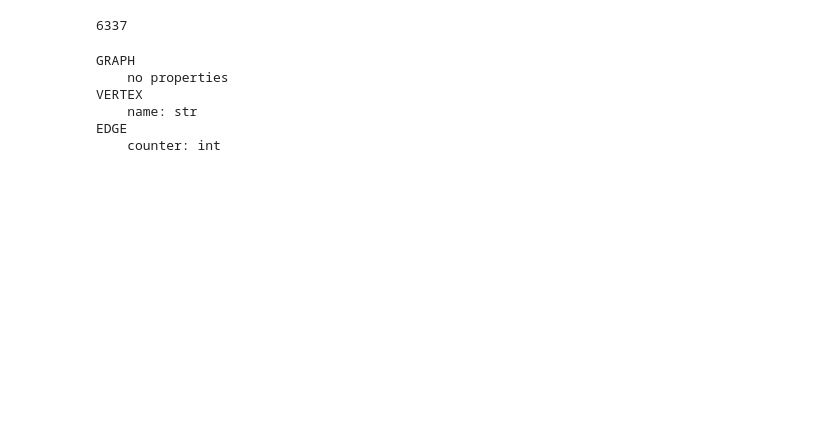
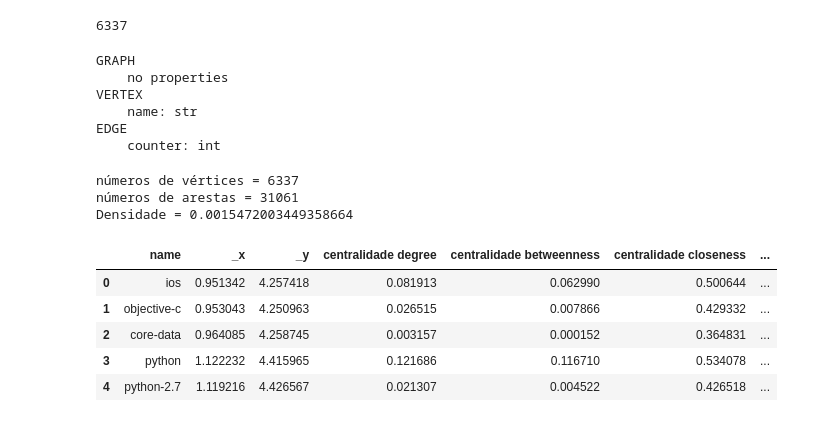
Before and after one commit to hashiprobr-classroom/parte-tecnica-do-projeto-grupoe, a Jupyter notebook: notebooks/Projeto - Rede.ipynb, the cells around one changed output. Cells and saved outputs as stored; diff of their text form; code cells hidden in the pictures; blank space fills up the shorter version.

```diff
--- a/notebooks/Projeto - Rede.ipynb
+++ b/notebooks/Projeto - Rede.ipynb
@@ -197,3 +229,18 @@ VERTEX
     name: str
 EDGE
     counter: int
+# %%
+n = g.num_vertices()
+print(f"números de vértices = {n}")
+m = g.num_edges()
+print(f"números de arestas = {m}")
+if g.is_directed():
+    max_edges = n * (n - 1)
+else:
+    max_edges = n * (n - 1) // 2
+d = m / max_edges
+print(f"Densidade = {d}")
+# %% [output]
+números de vértices = 6337
+números de arestas = 31061
+Densidade = 0.0015472003449358664
@@ -199,0 +265,10 @@ EDGE
+# %%
+df = pd.DataFrame({k: list(v) for k, v in g.vp.items()})
+df.head()
+# %% [output]
+|  | name | _x | _y | centralidade degree | centralidade betweenness | centralidade closeness | ... |
+| 0 | ios | 0.951342 | 4.257418 | 0.081913 | 0.062990 | 0.500644 | ... |
+| 1 | objective-c | 0.953043 | 4.250963 | 0.026515 | 0.007866 | 0.429332 | ... |
+| 2 | core-data | 0.964085 | 4.258745 | 0.003157 | 0.000152 | 0.364831 | ... |
+| 3 | python | 1.122232 | 4.415965 | 0.121686 | 0.116710 | 0.534078 | ... |
+| 4 | python-2.7 | 1.119216 | 4.426567 | 0.021307 | 0.004522 | 0.426518 | ... |
```
Also changed, not shown: parts of 12 cells of this notebook.
